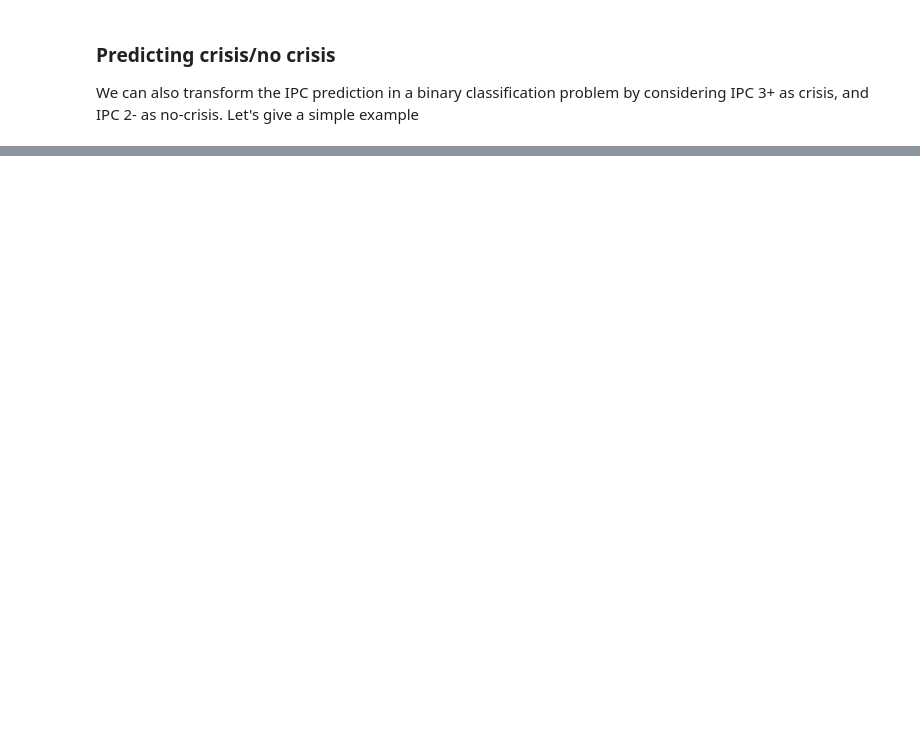
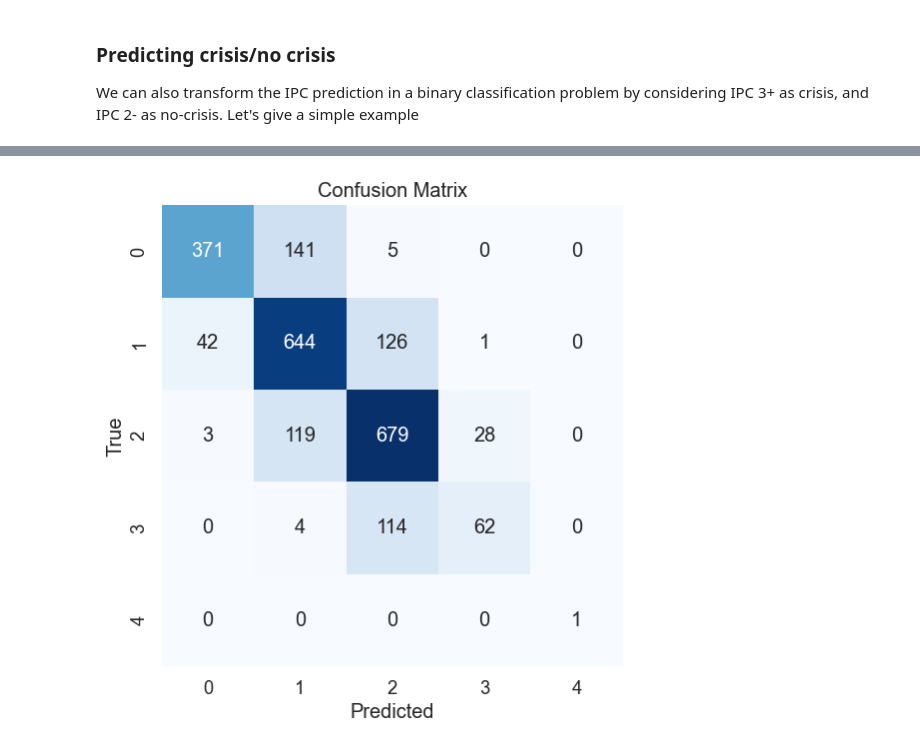
Before and after one commit to EKarasevnl/DC3-Group-13, a Jupyter notebook: predictions.ipynb, the cells around one changed output, grey strips where cells are left out. Drawn from its saved outputs; the diff is of its cells as text; code cells hidden in the pictures; blank space fills up the shorter version.

```diff
--- a/predictions.ipynb
+++ b/predictions.ipynb
@@ -677,8 +794,0 @@ Mean R2: 0.52
-# %%
-from sklearn.metrics import classification_report
-
-predicted_classes = np.round(y_pred)
-
-# Assuming 'true_values' contains the true labels or ground truth values
-true_classes = np.round(y_val['ipc'])
-classification_report(true_classes, predicted_classes)
@@ -865,0 +953,86 @@ Mean Acc: 0.95
+# %%
+model.eval()
+with torch.no_grad():
+    for batch in test_loader:
+        inputs, _ = batch
+        outputs = model(inputs)
+        # Apply softmax and get predicted classes using argmax
+        probabilities = torch.softmax(outputs, dim=1)
+        predicted_classes = torch.argmax(probabilities, dim=1)
+        # Print predicted classes (1 to 5)
+        # print(predicted_classes.numpy())
+# %%
+import numpy as np
+import matplotlib.pyplot as plt
+import seaborn as sns
+from sklearn.metrics import confusion_matrix, accuracy_score, f1_score
+from torch.utils.data import DataLoader, TensorDataset, ConcatDataset
+
+# Set the model to evaluation mode
+model.eval()
+
+# Lists to store true labels and predicted labels
+true_labels = []
+predicted_labels = []
+predicted_probabilities = []  # Added for MSE and MAE
+
+combined_dataset = ConcatDataset([
+    TensorDataset(X_train_model, y_train_model),
+    TensorDataset(X_test_model, y_test_model)
+])
+
+combined_loader = DataLoader(combined_dataset, batch_size=64, shuffle=False)
+
+with torch.no_grad():
+    for batch in combined_loader:
+        inputs, labels = batch
+        outputs = model(inputs)
+        # Apply softmax and get predicted classes using argmax
+        probabilities = torch.softmax(outputs, dim=1)
+        predicted_classes = torch.argmax(probabilities, dim=1)
+        true_labels.extend(labels.numpy())
+        predicted_labels.extend(predicted_classes.numpy())
+        predicted_probabilities.extend(probabilities.numpy())  # Added for MSE and MAE
+
+# Calculate confusion matrix
+confusion = confusion_matrix(true_labels, predicted_labels)
+
+# Calculate accuracy
+accuracy = accuracy_score(true_labels, predicted_labels)
+
+# Calculate F1 score
+f1 = f1_score(true_labels, predicted_labels, average='weighted')
+
+print("Confusion Matrix:")
+print(confusion)
+print("Accuracy:", accuracy)
+print("F1 Score:", f1)
+# Calculate MSE and MAE
+# Calculate MSE and MAE
+
+# Create a confusion matrix heatmap
+plt.figure(figsize=(8, 6))
+sns.set(font_scale=1.2)  # Adjust font size if needed
+sns.heatmap(confusion, annot=True, fmt='d', cmap='Blues', cbar=False, square=True,
+            xticklabels=[str(i) for i in range(num_classes)],
+            yticklabels=[str(i) for i in range(num_classes)])
+plt.xlabel('Predicted')
+plt.ylabel('True')
+plt.title('Confusion Matrix')
+plt.show()
+
+print("Accuracy:", accuracy)
+print("F1 Score:", f1)
+# ... (remaining code for MSE and MAE)
+
+# Convert true_labels to one-hot encoded format
+num_classes = 5  # Assuming you have 5 classes
+true_labels_onehot = np.zeros((len(true_labels), num_classes))
+true_labels_onehot[np.arange(len(true_labels)), true_labels] = 1
+
+mse = np.mean(np.square(np.array(predicted_probabilities) - true_labels_onehot))
+mae = np.mean(np.abs(np.array(predicted_probabilities) - true_labels_onehot))
+
+print("Mean Squared Error (MSE):", mse)
+print("Mean Absolute Error (MAE):", mae)
+# %% [output]
@@ -865,0 +1047 @@ Mean Acc: 0.95
+[figure, added]
```
Also changed, not shown: parts of 12 cells of this notebook, 5 other files.
